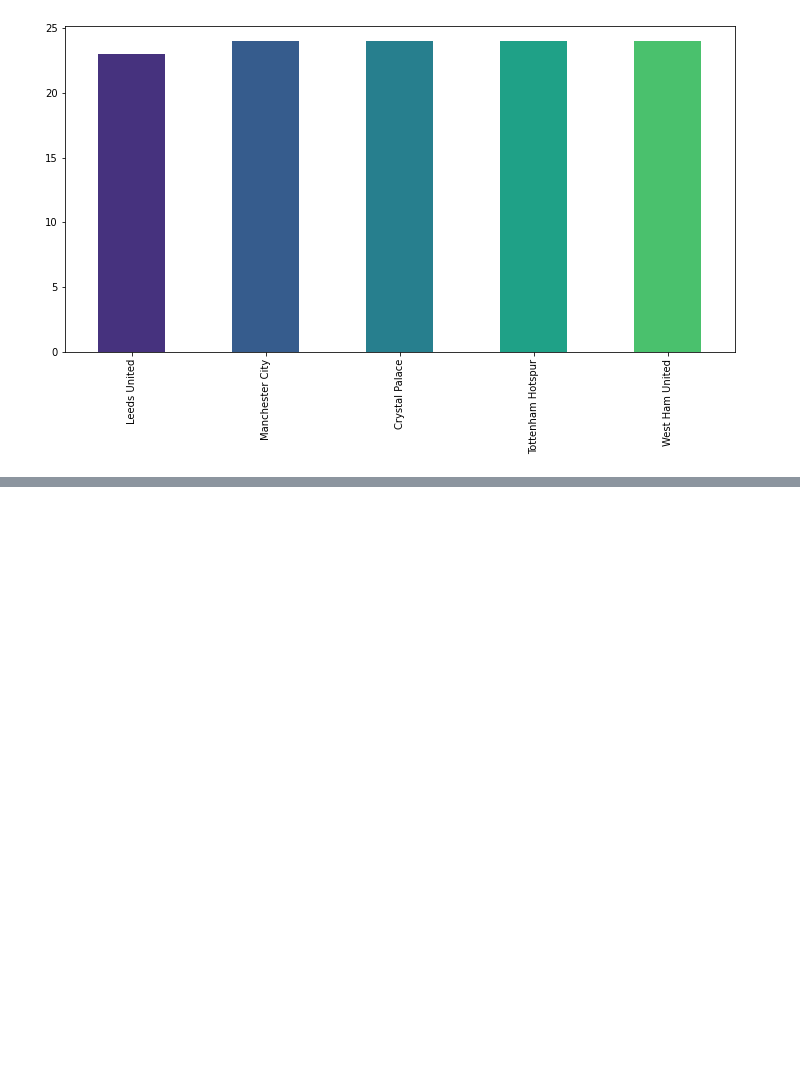
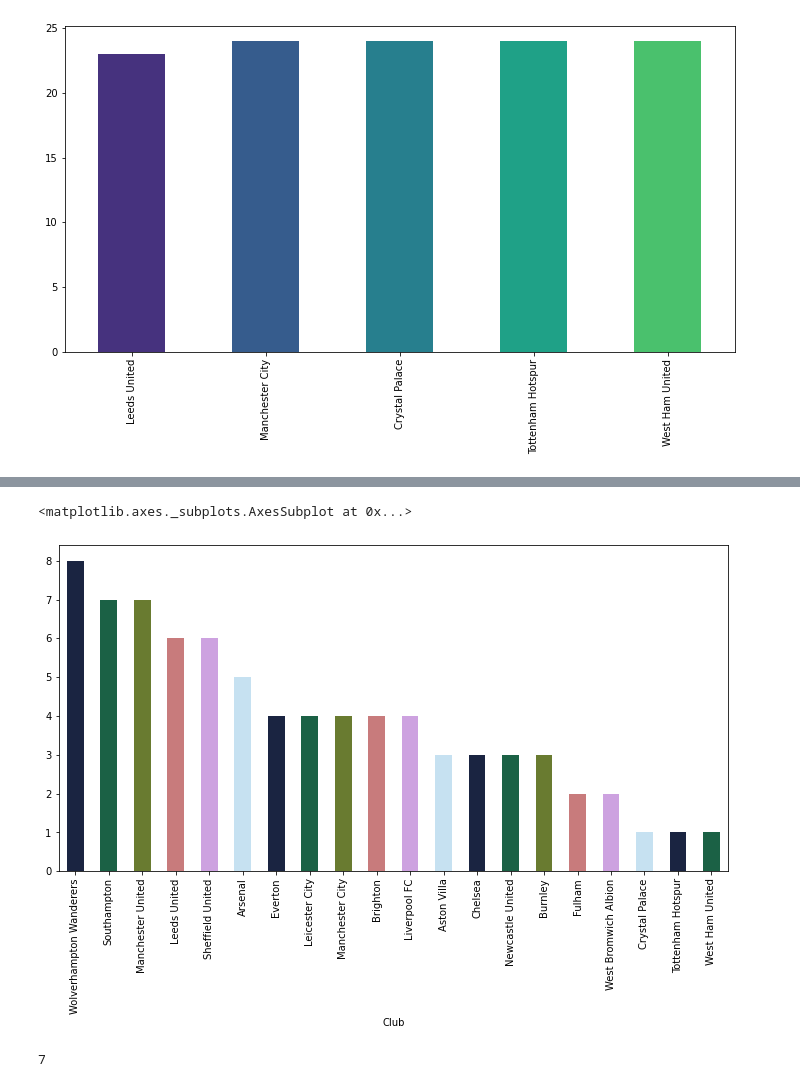
Before and after one commit to abasnezhad/Kaggle, a Jupyter notebook: Football_Data_Analysis_.ipynb, the cells around one changed output, grey strips where cells are left out. Saved outputs shown, nothing was run; the diff lists cells and outputs as text; code cells hidden in the pictures; blank space fills up the shorter version.

```diff
--- a/Football_Data_Analysis_.ipynb
+++ b/Football_Data_Analysis_.ipynb
@@ -202,0 +212,12 @@ under_20
+# %%
+# chart of total under 20 players in each club
+players_under_20.plot(kind= 'bar', figsize= (12,6), color= sns.color_palette('cubehelix'))
+# %% [output]
+<matplotlib.axes._subplots.AxesSubplot at 0x...>
+[figure, added]
+# %%
+# players under 20 at ManU
+manu_under20= len(df[(df['Age']<=20) & (df['Club']=='Manchester United')])
+manu_under20
+# %% [output]
+7
```
Also changed, not shown: parts of 14 cells of this notebook.
